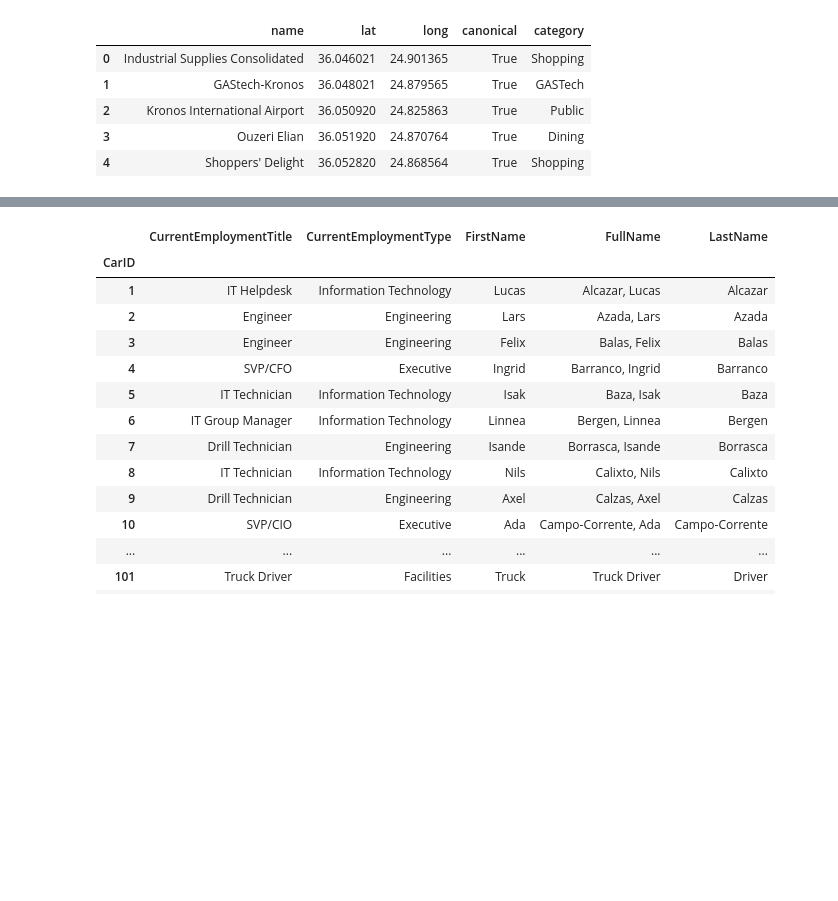
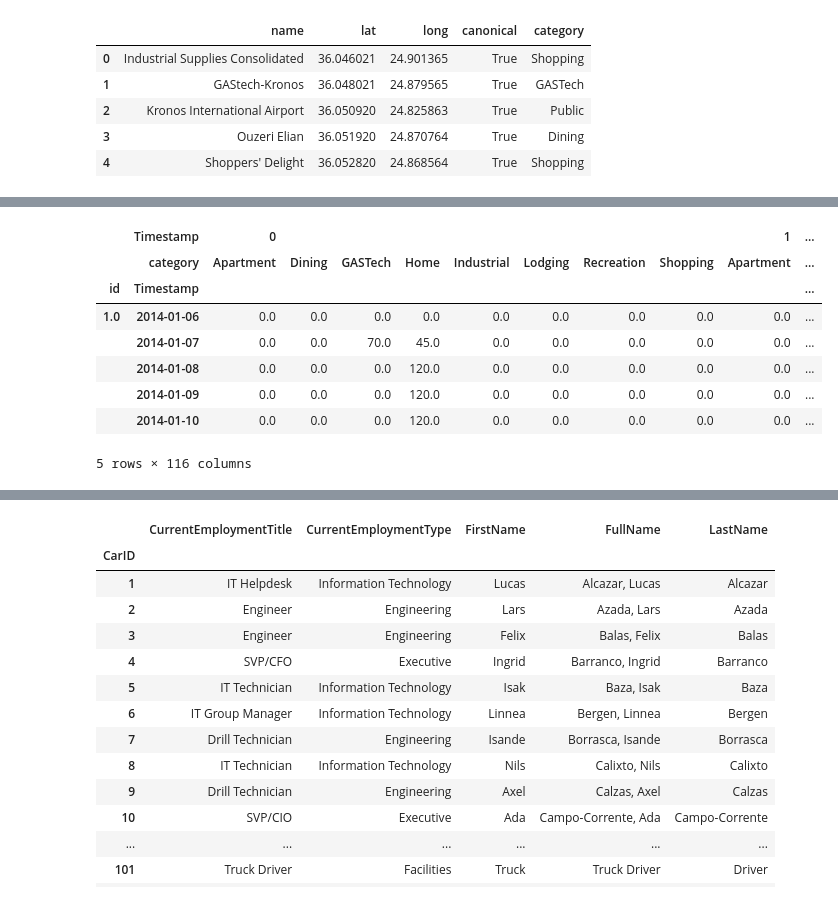
Before and after one commit to pnnl/chissl, a Jupyter notebook: VAST 2014.ipynb, the cells around one changed output, grey strips where cells are left out. Cells and saved outputs as stored; diff of their text form; code cells hidden in the pictures; blank space fills up the shorter version.

```diff
--- a/VAST 2014.ipynb
+++ b/VAST 2014.ipynb
@@ -106,0 +101,23 @@ gps_df_expanded_with_locations.head()
+# %%
+features_by_hour_category = gps_df_expanded_with_locations.groupby([
+    'id',
+    pd.Grouper(freq='d'),
+    gps_df_expanded_with_locations.index.hour//2,
+    'category'
+])\
+    .size()\
+    .unstack(level=[2,3])\
+    .fillna(0)\
+    .sort_index(axis=1)
+
+features_by_hour_category.head()
+# %% [output]
+|  | Timestamp | 0 |  |  |  |  |  |  |  | 1 | ... |
+|  | category | Apartment | Dining | GASTech | Home | Industrial | Lodging | Recreation | Shopping | Apartment | ... |
+| id | Timestamp |  |  |  |  |  |  |  |  |  | ... |
+| 1.0 | 2014-01-06 | 0.0 | 0.0 | 0.0 | 0.0 | 0.0 | 0.0 | 0.0 | 0.0 | 0.0 | ... |
+|  | 2014-01-07 | 0.0 | 0.0 | 70.0 | 45.0 | 0.0 | 0.0 | 0.0 | 0.0 | 0.0 | ... |
+|  | 2014-01-08 | 0.0 | 0.0 | 0.0 | 120.0 | 0.0 | 0.0 | 0.0 | 0.0 | 0.0 | ... |
+|  | 2014-01-09 | 0.0 | 0.0 | 0.0 | 120.0 | 0.0 | 0.0 | 0.0 | 0.0 | 0.0 | ... |
+|  | 2014-01-10 | 0.0 | 0.0 | 0.0 | 120.0 | 0.0 | 0.0 | 0.0 | 0.0 | 0.0 | ... |
+5 rows × 116 columns
```
Also changed, not shown: parts of 12 cells of this notebook.
